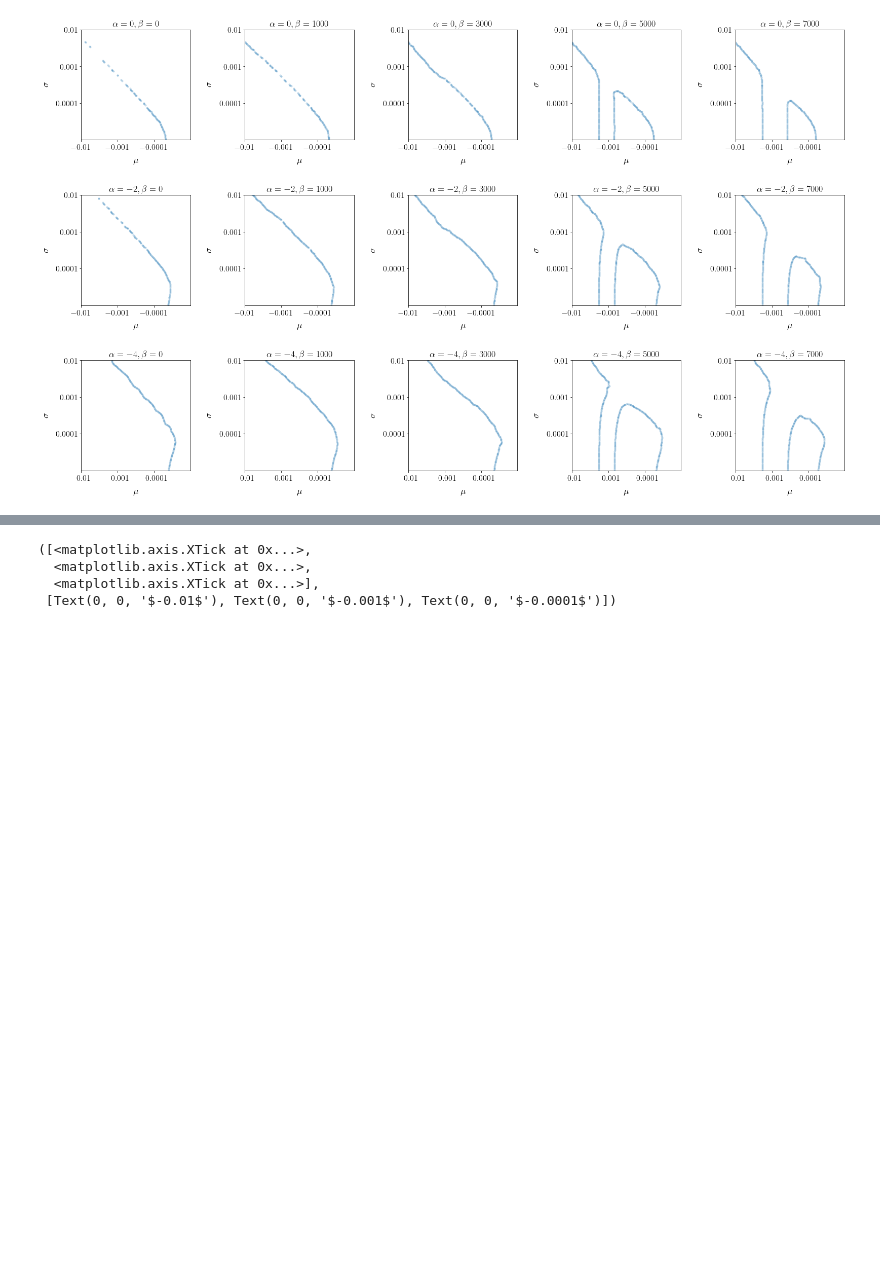
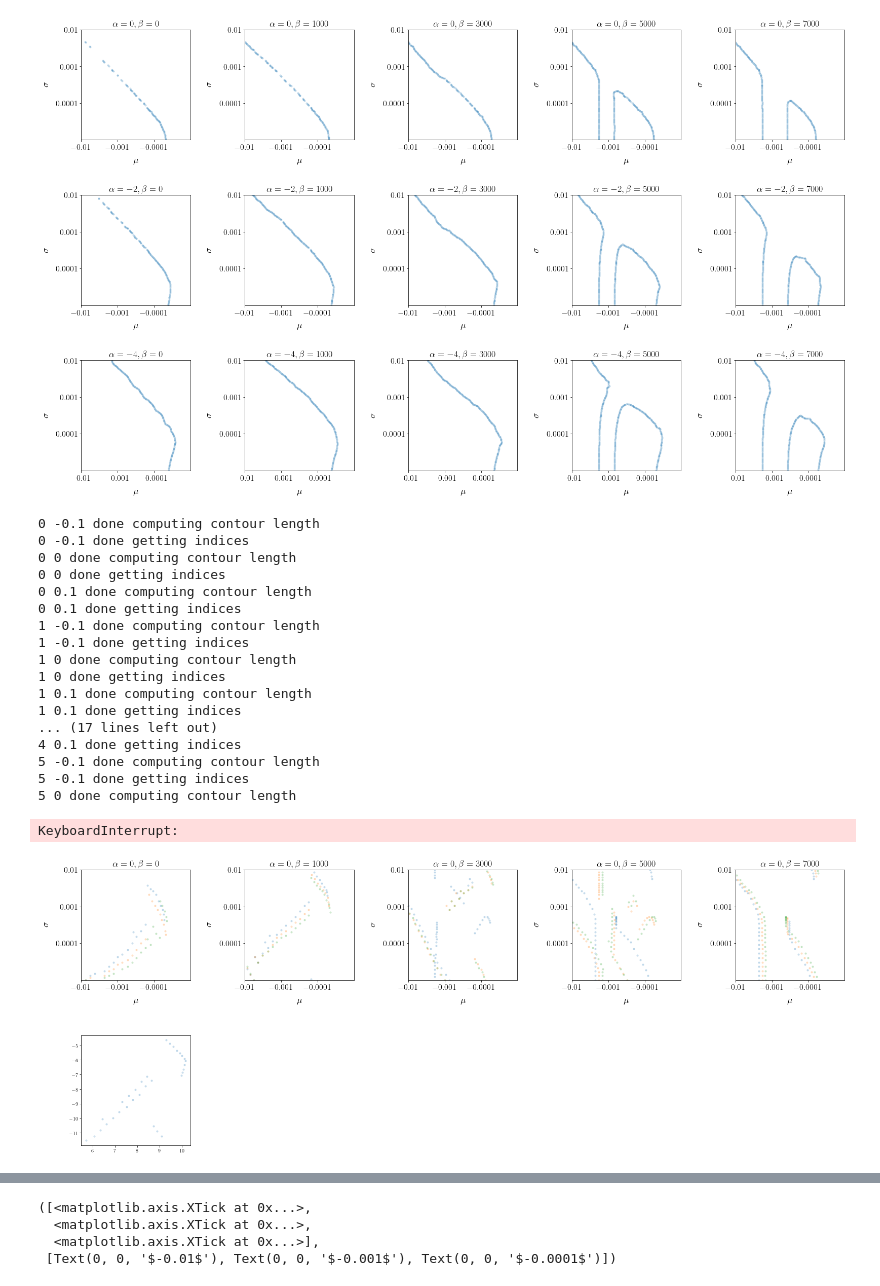
Before and after one commit to alyulina/spoon-billed-sandpiper, a Jupyter notebook: notebook-ver22.ipynb, the cells around one changed output, grey strips where cells are left out. Cells and saved outputs as stored; diff of their text form; code cells hidden in the pictures; blank space fills up the shorter version.

```diff
--- a/notebook-ver22.ipynb
+++ b/notebook-ver22.ipynb
@@ -337,6 +337,7 @@ for i in range(len(alpha_beta)):
 # %% [output]
 [figure]
 # %%
+# something's not working
 # fewer points (more for the zeroeth contour and fewer for the -0.1 and 0.1):
 
 indices = [] # indices of the points to take
@@ -354,31 +355,53 @@ for i in range(len(alpha_beta)):
     indices_i = [] # list of indices for all three contours for each mu, sigma combination
     for j in range(3):
         length = 0
         for k in range(len(points[i][j]) - 1):
             # piecewise approximating the length of the contour
             length += math.sqrt((points[i][j][k + 1][0] - points[i][j][k][0]) ** 2 + (points[i][j][k + 1][1] - points[i][j][k][1]) ** 2)
+        print(i, [-0.1, 0, 0.1][j], 'done computing contour length')
 
         indices_j = [0]
         index = 0
-        while len(temp) - index > 5:
+        while len(points[i][j]) - index > 5:
             for l in range(index, len(points[i][j])):
                 if math.sqrt((points[i][j][index][0] - points[i][j][l][0]) ** 2 + (points[i][j][index][1] - points[i][j][l][1]) ** 2) > 0.25:
                     index = l
                     indices_j.append(index)
                     break
+        print(i, [-0.1, 0, 0.1][j], 'done getting indices')
 
         plt.scatter(points[i][j][indices_j][:, 0], temp[indices_j][:, 1], s=10, alpha=0.2)
 
     plt.xlim(-np.log(abs(-0.01)), -np.log(abs(0.00001)))
     plt.ylim(np.log(abs(0.00001)), np.log(abs(0.01)))
 
     plt.yticks([np.log(0.01), np.log(0.001), np.log(0.0001)], [r'$0.01$', r'$0.001$', r'$0.0001$'], fontsize=16)
     plt.xticks([-np.log(abs(-0.01)), -np.log(abs(-0.001)), -np.log(abs(-0.0001))], [r'$-0.01$', r'$-0.001$', r'$-0.0001$'], fontsize=16)
 
     plt.xlabel(r'$\mu$', labelpad=12, fontsize=18);
     plt.ylabel(r'$\sigma$', labelpad=12, fontsize=18);
     plt.title(r'$\alpha=' + str(alpha_beta[i][0]) + r', \beta=' + str(alpha_beta[i][1]) + r'$', fontsize=18)
 
     indices.append(indices_i)
 
 # plt.savefig('rns-het-err=-0.1_0.1_interpn.png', dpi=300, bbox_inches='tight')
+# %% [output]
+0 -0.1 done computing contour length
+0 -0.1 done getting indices
+0 0 done computing contour length
+0 0 done getting indices
+0 0.1 done computing contour length
+0 0.1 done getting indices
+1 -0.1 done computing contour length
+1 -0.1 done getting indices
+1 0 done computing contour length
+1 0 done getting indices
+1 0.1 done computing contour length
+1 0.1 done getting indices
+... (17 lines left out)
+4 0.1 done getting indices
+5 -0.1 done computing contour length
+5 -0.1 done getting indices
+5 0 done computing contour length
+KeyboardInterrupt:
+[figure, added]
```
Also changed, not shown: parts of 6 cells of this notebook.
